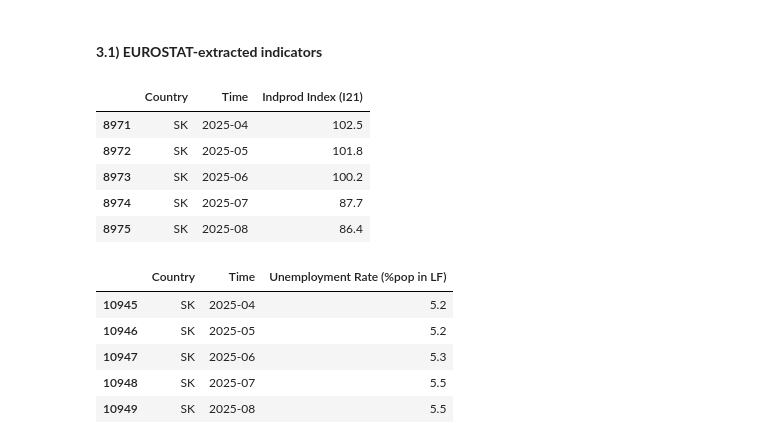
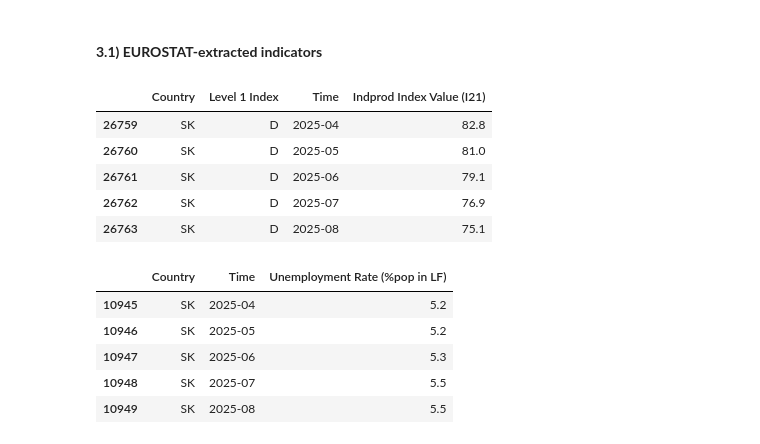
Before and after one commit to EliaLand/PSTR_Financial_Econometrics, a Jupyter notebook: data_fetcher/main.ipynb, the cells around one changed output. Cells and saved outputs as stored; diff of their text form; code cells hidden in the pictures.

Commit message:
indprod dep

```diff
--- a/data_fetcher/main.ipynb
+++ b/data_fetcher/main.ipynb
@@ -30,36 +30,39 @@ from DBNOMICS_module import fetch_DBNOMICS
 # data before 2025 before tariffs
 # EURO_expus_m_raw =
 # %%
-# Industrial Production by EU member state (monthly, total manufacturing, Index: 2021=100, non-seasonally adjusted, 1996-01, 2025-08)
+# Industrial Production Indicators by EU member state (monthly, level 1 indicators, Index: 2021=100, non-seasonally adjusted, 1996-01, 2025-08)
 # https://ec.europa.eu/eurostat/databrowser/view/sts_inpr_m/default/table?lang=en
+# Level 1 Indicators: Mining and Quarrying (B), Manufacturing (C), Electricity, gas, steam and air conditioning supply (D)
 EURO_indprod_m_raw = fetch_EUROSTAT(
     "sts_inpr_m",
     filters = {
     "geo": ["EU27_2020", "EU28", "EA20", "EA19",
     "BE", "BG", "CZ", "DK", "DE", "EE", "IE", "EL", "ES", "FR",
     "HR", "IT", "CY", "LV", "LT", "LU", "HU", "MT", "NL", "AT",
     "PL", "PT", "RO", "SI", "SK", "FI", "SE"],
     "s_adj": "NSA",
     "unit": "I21",
-    "nace_r2": "C"
+    "nace_r2": ["B", "C", "D"]
     }
 )
 
-EURO_indprod_m_raw = EURO_indprod_m_raw[["geo", "time", "value"]]
+EURO_indprod_m_raw = EURO_indprod_m_raw[["geo", "nace_r2", "time", "value"]]
 EURO_indprod_m_raw = EURO_indprod_m_raw.rename(columns={
     "geo": "Country",
     "time": "Time",
-    "value": "Indprod Index (I21)"
+    "nace_r2": "Level 1 Index",
+    "value": "Indprod Index Value (I21)"
 })
+EURO_indprod_m_raw = EURO_indprod_m_raw.sort_values(["Country", "Level 1 Index", "Time"])
 
 EURO_indprod_m_raw.tail()
 # %% [output]
-|  | Country | Time | Indprod Index (I21) |
-| 8971 | SK | 2025-04 | 102.5 |
-| 8972 | SK | 2025-05 | 101.8 |
-| 8973 | SK | 2025-06 | 100.2 |
-| 8974 | SK | 2025-07 | 87.7 |
-| 8975 | SK | 2025-08 | 86.4 |
+|  | Country | Level 1 Index | Time | Indprod Index Value (I21) |
+| 26759 | SK | D | 2025-04 | 82.8 |
+| 26760 | SK | D | 2025-05 | 81.0 |
+| 26761 | SK | D | 2025-06 | 79.1 |
+| 26762 | SK | D | 2025-07 | 76.9 |
+| 26763 | SK | D | 2025-08 | 75.1 |
 # %%
 # Unemployment rate by EU member state (initially quarterly transformed by duplication to monthly, Percentage of population in the labour force (age-class = total, sex-class=total), non-seasonally adjusted, 1994-01 (varying), 2025-08)
 # https://ec.europa.eu/eurostat/databrowser/view/une_rt_m/default/table?lang=en
```
Also changed, not shown: parts of 5 cells of this notebook, 3 other files.
